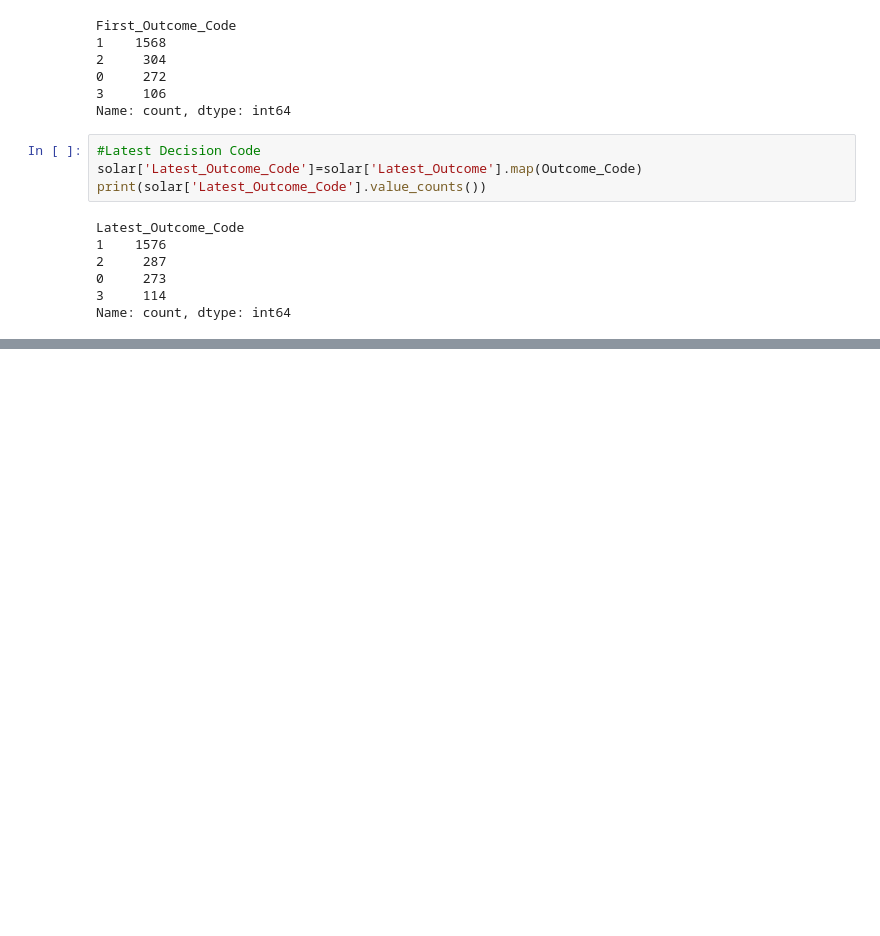
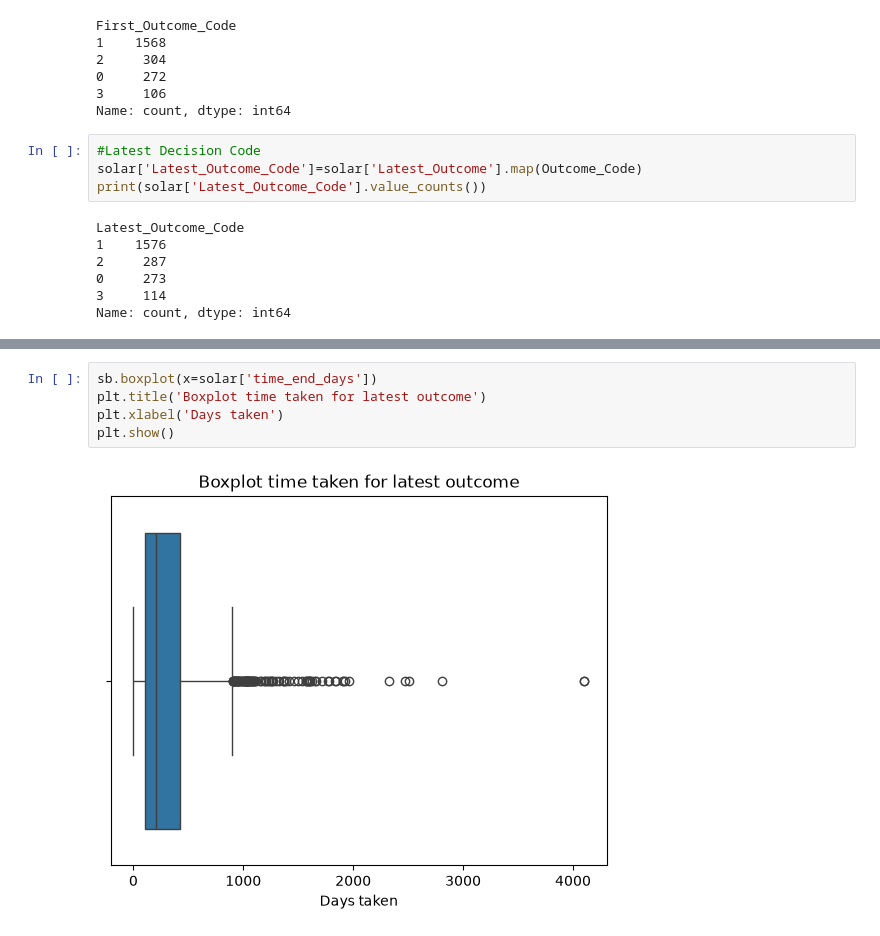
Before and after one commit to Chhchroncode/Data-Science-Solar-with-Cox, a Jupyter notebook: Python/Python_data_cleaning.ipynb, the cells around one changed output, grey strips where cells are left out. Saved outputs shown, nothing was run; the diff lists cells and outputs as text; blank space fills up the shorter version.

```diff
--- a/Python/Python_data_cleaning.ipynb
+++ b/Python/Python_data_cleaning.ipynb
@@ -1097,0 +1142,7 @@ print(solar['Development Status'].value_counts())
+# %%
+sb.boxplot(x=solar['time_end_days'])
+plt.title('Boxplot time taken for latest outcome')
+plt.xlabel('Days taken')
+plt.show()
+# %% [output]
+[figure, added]
```
Also changed, not shown: parts of 26 cells of this notebook.
